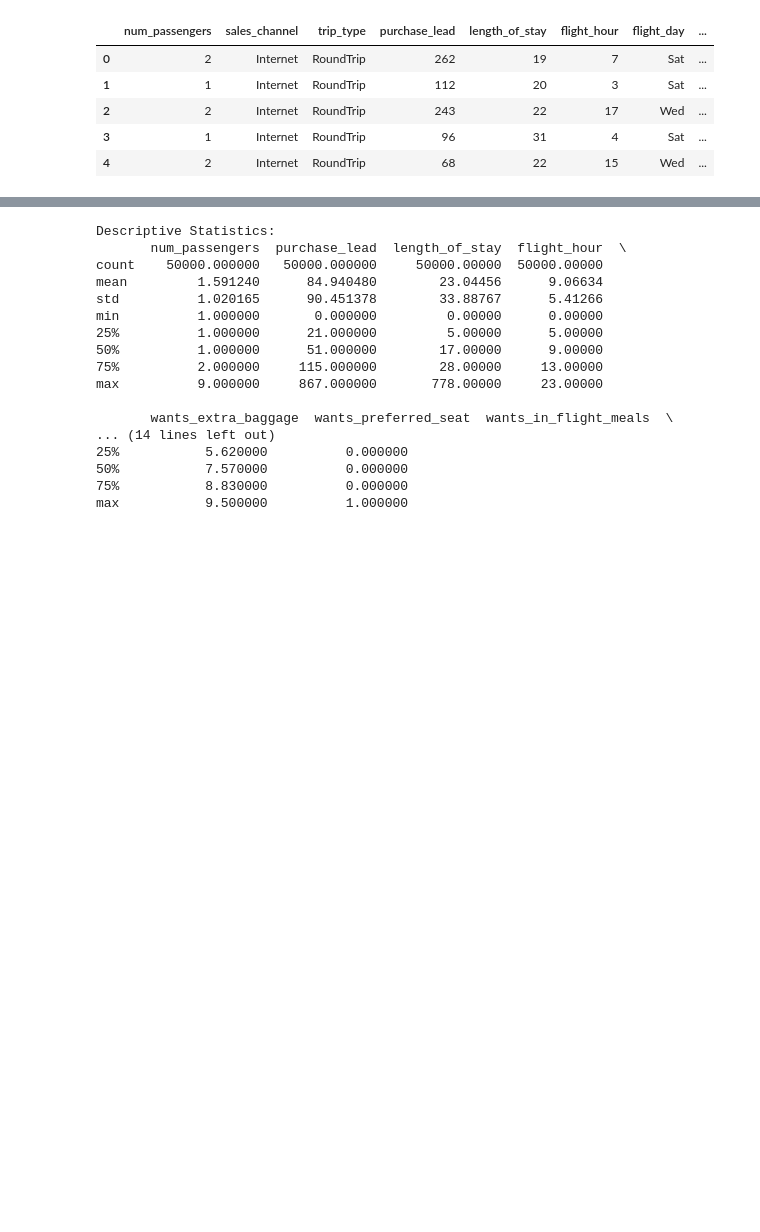
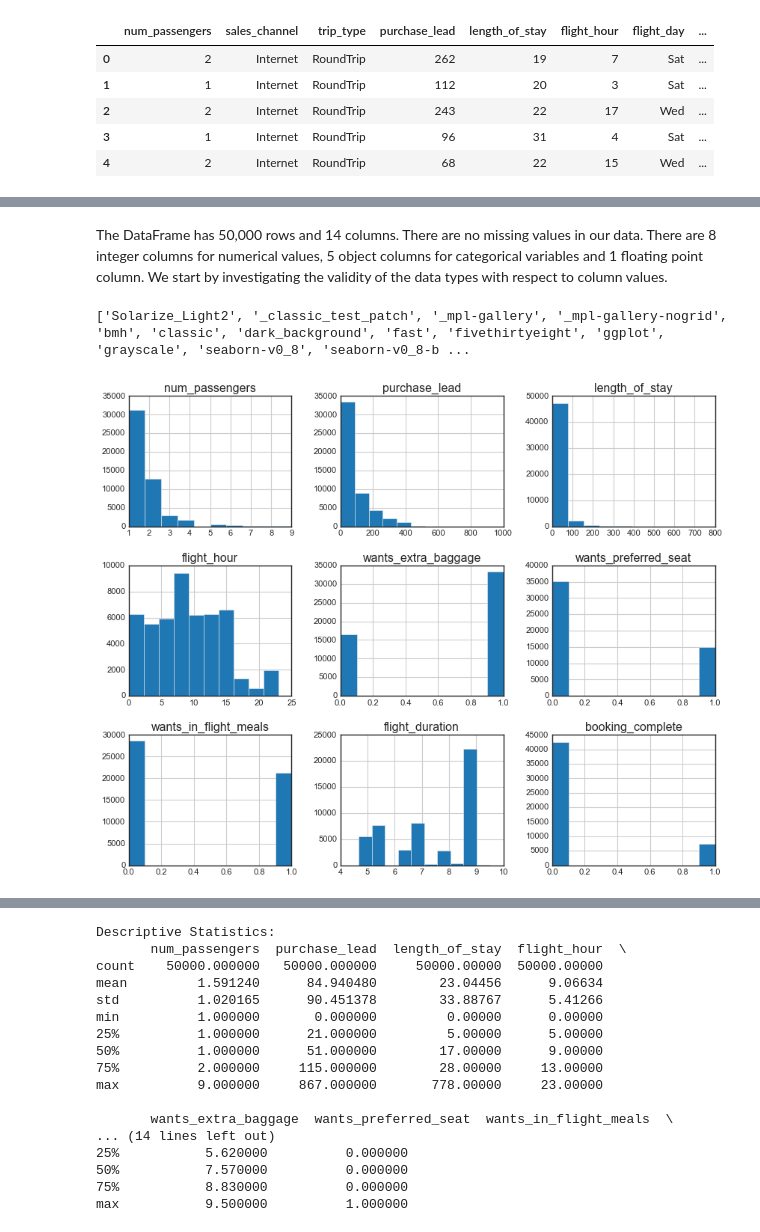
Before and after one commit to Perception-ui/fly_, a Jupyter notebook: notebook.ipynb, the cells around one changed output, grey strips where cells are left out. Saved outputs shown, nothing was run; the diff lists cells and outputs as text; code cells hidden in the pictures; blank space fills up the shorter version.

Commit message:
Explored numerical columns

```diff
--- a/notebook.ipynb
+++ b/notebook.ipynb
@@ -124,22 +129,22 @@ The dataset consists of 50,000 entries and comprises 15 columns. It includes bot
 ## DATA PROCESSING
 # %%
 # Importing warnings to filter out any future warnings
-import warnings
-warnings.filterwarnings('ignore')
+# import warnings
+
+# warnings.filterwarnings('ignore')
 
 # Data manipulation and analysis
+# Visualization
+import matplotlib.pyplot as plt
 import numpy as np
 import pandas as pd
+import seaborn as sns
+from sklearn.ensemble import RandomForestClassifier
+from sklearn.metrics import accuracy_score, classification_report, confusion_matrix
 
 # Machine Learning libraries
 from sklearn.model_selection import train_test_split
 from sklearn.preprocessing import StandardScaler
-from sklearn.ensemble import RandomForestClassifier
-from sklearn.metrics import accuracy_score, classification_report, confusion_matrix
-
-# Visualization
-import matplotlib.pyplot as plt
-import seaborn as sns
 
 # Set a seed for reproducibility
 np.random.seed(42)
@@ -151,6 +156,8 @@ import time
 # Display settings
 pd.set_option('display.max_columns', None)
 %matplotlib inline
+plt.style.use("_mpl-gallery-nogrid")
+
 
 print("Libraries imported successfully!")
 # %% [output]
@@ -167,0 +195,12 @@ df.head()
+# %% [markdown]
+The DataFrame has 50,000 rows and 14 columns. There are no missing values in our data. There are 8 integer columns for numerical values, 5 object columns for categorical variables and 1 floating point column. We start by investigating the validity of the data types with respect to column values.
+# %%
+print(plt.style.available)
+# %% [output]
+['Solarize_Light2', '_classic_test_patch', '_mpl-gallery', '_mpl-gallery-nogrid', 'bmh', 'classic', 'dark_background', 'fast', 'fivethirtyeight', 'ggplot', 'grayscale', 'seaborn-v0_8', 'seaborn-v0_8-b ...
+# %%
+# Visualize the distribution of numerical variables
+df.hist(figsize=(10, 8))
+plt.show()
+# %% [output]
+[figure, added]
```
Also changed, not shown: parts of 11 cells of this notebook.
